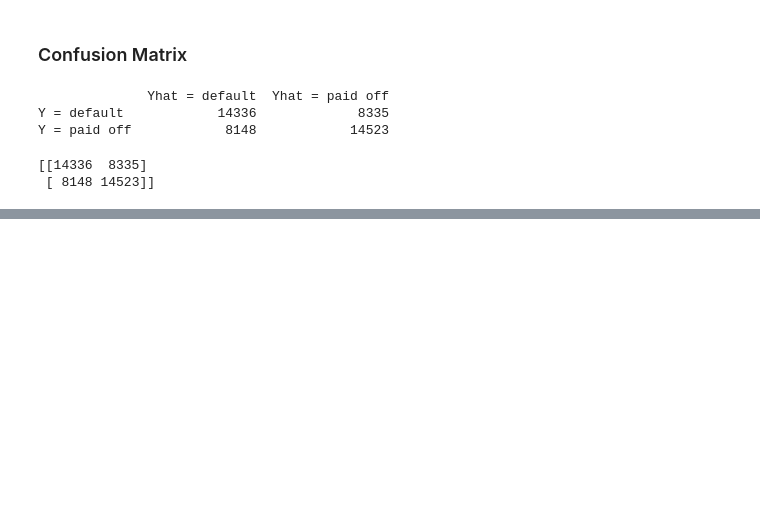
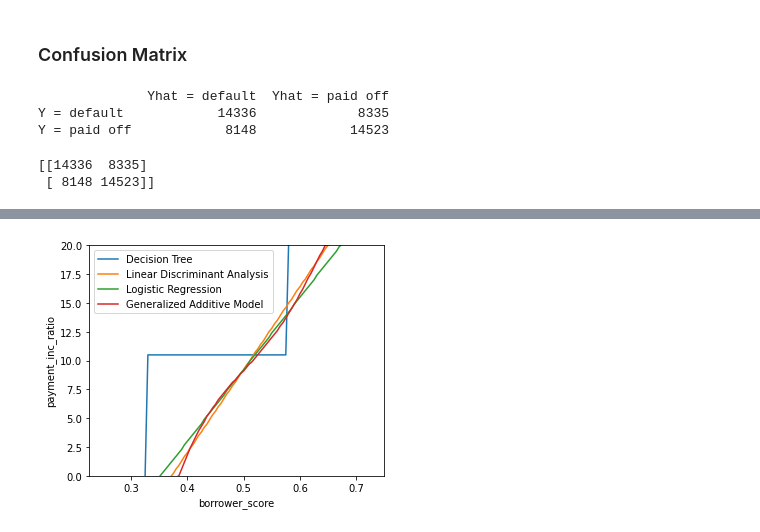
Before and after one commit to beauvilerobed/statistics-for-data-science, a Jupyter notebook: 5_Classification.ipynb, the cells around one changed output, grey strips where cells are left out. Saved outputs shown, nothing was run; the diff lists cells and outputs as text; code cells hidden in the pictures; blank space fills up the shorter version.

Commit message:
updated notebook and read me (finished)

```diff
--- a/5_Classification.ipynb
+++ b/5_Classification.ipynb
@@ -631,0 +919,23 @@ print(confusion_matrix(y, logit_reg.predict(X)))
+# %%
+loan3000 = pd.read_csv(LOAN3000_CSV)
+
+predictors = ['borrower_score', 'payment_inc_ratio']
+outcome = 'outcome'
+
+X = loan3000[predictors]
+y = loan3000[outcome]
+
+loan_tree = DecisionTreeClassifier(random_state=1, criterion='entropy',
+                                   min_impurity_decrease=0.003)
+loan_tree.fit(X, y)
+
+loan_lda = LinearDiscriminantAnalysis()
+loan_lda.fit(X, y)
+
+logit_reg = LogisticRegression(penalty="l2", solver='liblinear')
+logit_reg.fit(X, y)
+
+
+## model
+gam = LinearGAM(s(0) + s(1))
+print(gam.gridsearch(X.values, [1 if yi == 'default' else 0 for yi in y]))
@@ -631,0 +998,14 @@ print(confusion_matrix(y, logit_reg.predict(X)))
+# %%
+boundary['borrower_score'] = xvalues
+boundaries = pd.DataFrame(boundary)
+
+fig, ax = plt.subplots(figsize=(5, 4))
+boundaries.plot(x='borrower_score', ax=ax)
+ax.set_ylabel('payment_inc_ratio')
+ax.set_ylim(0, 20)
+
+
+plt.tight_layout()
+plt.show()
+# %% [output]
+[figure, added]
```
Also changed, not shown: parts of 26 cells of this notebook, 1 other file.
